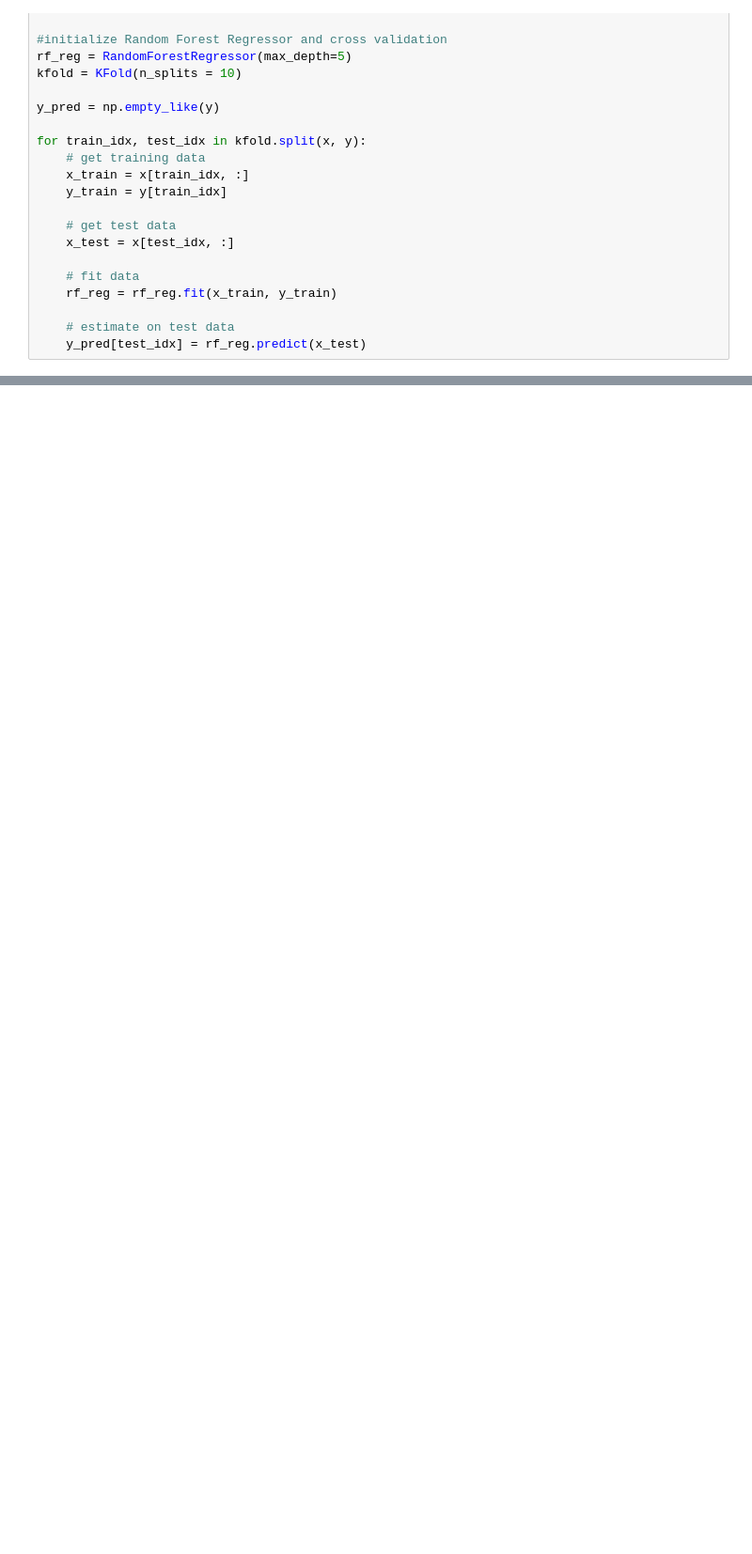
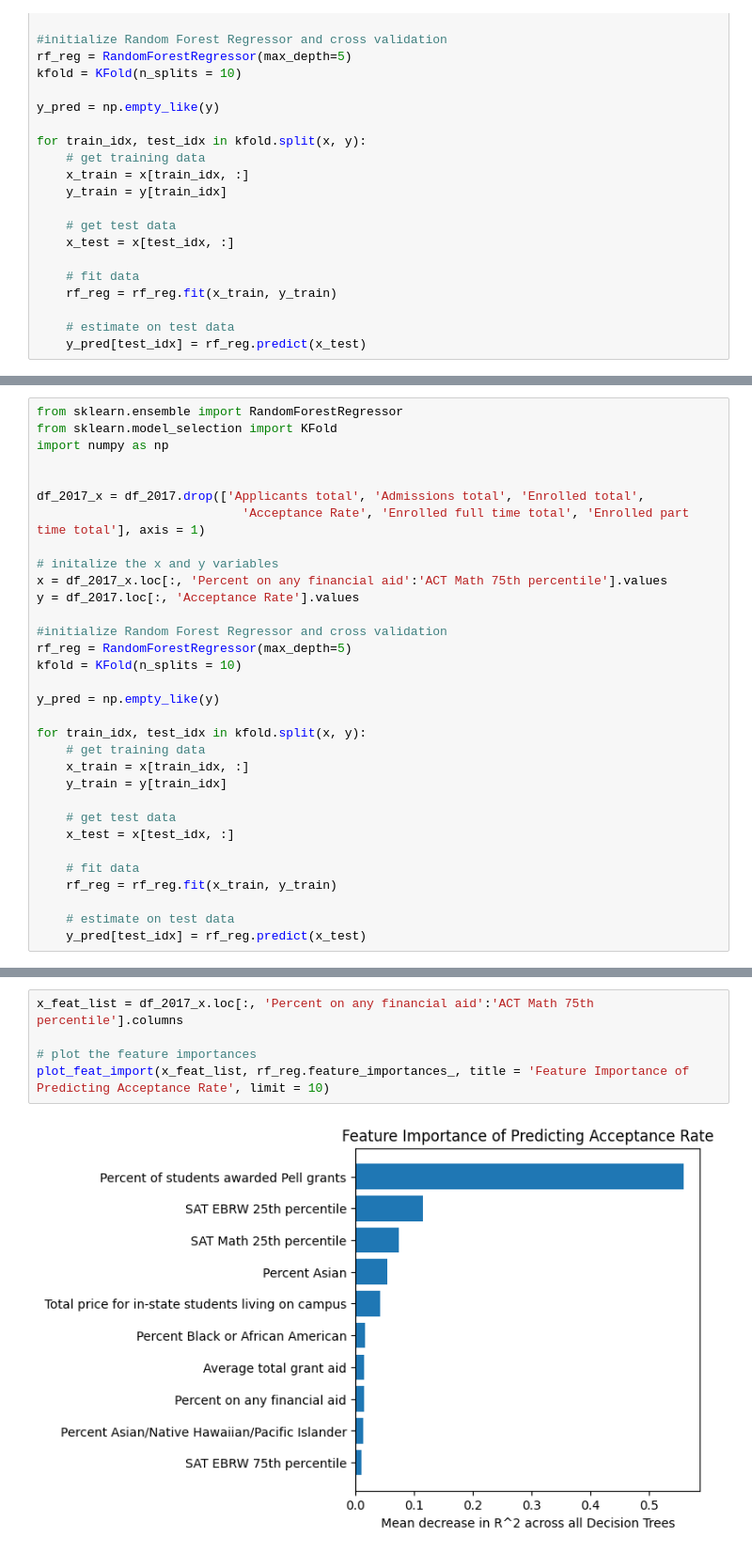
Before and after one commit to belljack17/standardized-testing, a Jupyter notebook: RandomForest.ipynb, the cells around one changed output, grey strips where cells are left out. Shown at 94% size. Saved outputs shown, nothing was run; the diff lists cells and outputs as text; blank space fills up the shorter version.

Commit message:
updated with Acceptance Rate Regressor

```diff
--- a/RandomForest.ipynb
+++ b/RandomForest.ipynb
@@ -99,0 +103,32 @@ plot_feat_import(x_feat_list, rf_reg.feature_importances_)
+# %%
+from sklearn.ensemble import RandomForestRegressor
+from sklearn.model_selection import KFold
+import numpy as np
+
+
+df_2017_x = df_2017.drop(['Applicants total', 'Admissions total', 'Enrolled total',
+                            'Acceptance Rate', 'Enrolled full time total', 'Enrolled part time total'], axis = 1)
+
+# initalize the x and y variables
+x = df_2017_x.loc[:, 'Percent on any financial aid':'ACT Math 75th percentile'].values
+y = df_2017.loc[:, 'Acceptance Rate'].values
+
+#initialize Random Forest Regressor and cross validation
+rf_reg = RandomForestRegressor(max_depth=5)
+kfold = KFold(n_splits = 10)
+
+y_pred = np.empty_like(y)
+
+for train_idx, test_idx in kfold.split(x, y):
+    # get training data
+    x_train = x[train_idx, :]
+    y_train = y[train_idx]
+
+    # get test data
+    x_test = x[test_idx, :]
+
+    # fit data
+    rf_reg = rf_reg.fit(x_train, y_train)
+
+    # estimate on test data
+    y_pred[test_idx] = rf_reg.predict(x_test)
@@ -99,0 +142,7 @@ plot_feat_import(x_feat_list, rf_reg.feature_importances_)
+# %%
+x_feat_list = df_2017_x.loc[:, 'Percent on any financial aid':'ACT Math 75th percentile'].columns
+
+# plot the feature importances
+plot_feat_import(x_feat_list, rf_reg.feature_importances_, title = 'Feature Importance of Predicting Acceptance Rate', limit = 10)
+# %% [output]
+[figure, added]
```
Also changed, not shown: parts of 6 cells of this notebook.
